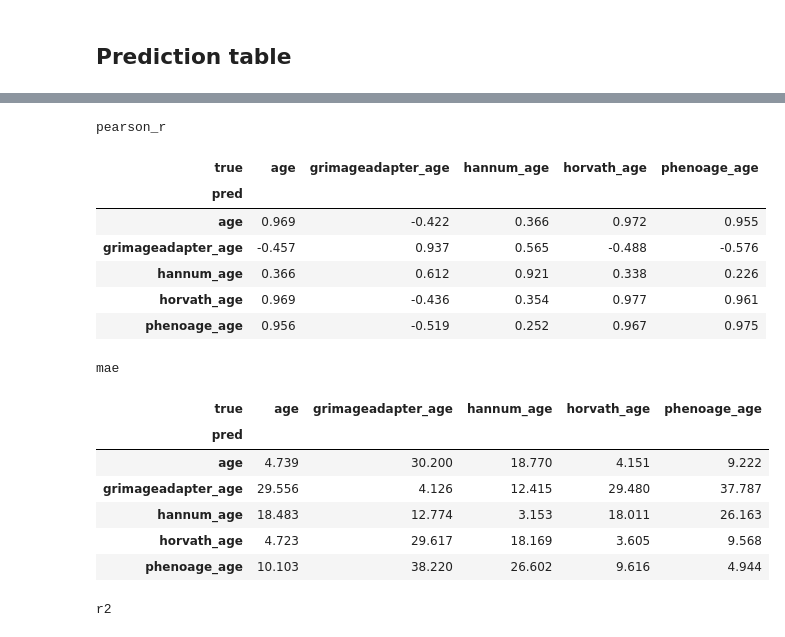
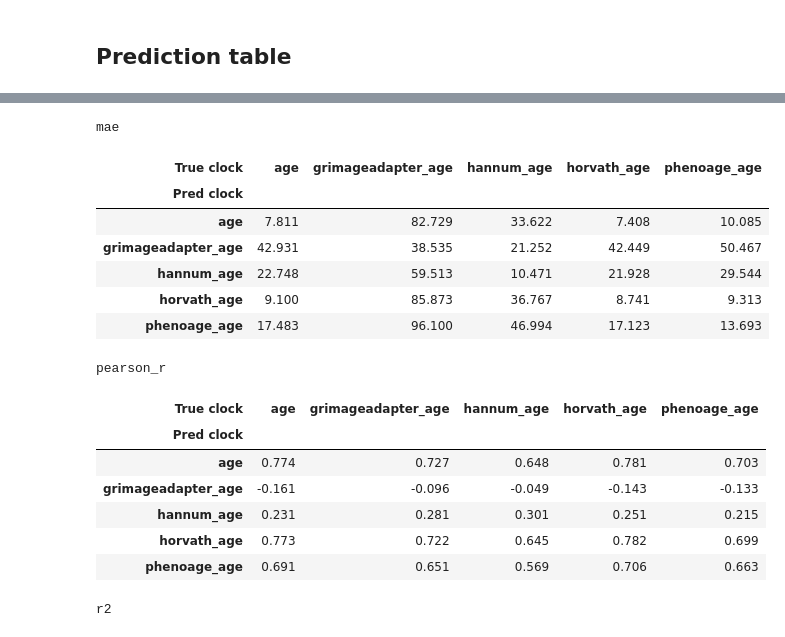
Before and after one commit to Barry8197/EpiHydra, a Jupyter notebook: notebooks/05_results/02_EvalMultiClock.ipynb, the cells around one changed output, grey strips where cells are left out. Saved outputs shown, nothing was run; the diff lists cells and outputs as text; code cells hidden in the pictures.

```diff
--- a/notebooks/05_results/02_EvalMultiClock.ipynb
+++ b/notebooks/05_results/02_EvalMultiClock.ipynb
@@ -19,23 +19,21 @@ from pathlib import Path
 # None = "age" + every best_head_<clock>.pt found in HEAD_PATH.
 # Or give a list, e.g. ["age", "horvath_age", "phenoage_age"]; "age" is always added first.
 CLOCKS     = None
-EVAL_SPLIT = "all"    # "train", "valid", "test" or "all"
 
 # ── Paths ────────────────────────────────────────────────────────
 ROOT          = Path("/work/gr-fe/bryan/EpiHydra")
-DATA_PATH     = ROOT / "data/03_final/combined/methylation.pkl"
+DATA_PATH     = ROOT / "data/03_final/GSE41037/methylation.pkl"
 MODEL_PATH    = ROOT / "data/03_final/methylgpt/medium"   # MethylGPT backbone + vocab + args.json
 EPIHYDRA_PATH = ROOT / "results/tensorboard/checkpoints/nlayers6_nhead4_emb256_lr1e-04_bs32_mask0.3_heads4_20260902_105750"
 HEAD_PATH     = ROOT / "results/tensorboard/ckpt/clocks4_nlayers6_nhead4_emb256_lora_lr1e-04_bs32_mask0.15_heads4_20261105_072540"
 LORA_CKPT     = EPIHYDRA_PATH / "best_model.pt"           # LoRA backbone + the "age" head
 
 # ── Model settings (must match training) ─────────────────────────
-NUM_HEADS  = 4
+NUM_HEADS  = 4 # N clocks exlcuding "age" (chron age)
 LORA_R     = 16
 LORA_ALPHA = 8
 
-# ── Data split (must match training so the test set is truly held out) ──
-SPLIT_RATIOS = dict(train_ratio=0.5, valid_ratio=0.25, test_ratio=0.25)
+SPLIT_RATIOS = dict(train_ratio=None, valid_ratio=None, test_ratio=None)
 BATCH_SIZE   = 8
 RANDOM_STATE = 42
 
@@ -94,9 +90,9 @@ One dataset carries every clock's label. Samples are kept if they have a label f
 
 The saved training scalers from `HEAD_PATH/scalers.pkl` are passed in and reused. Any clock without a saved scaler (i.e. `"age"`) gets one fitted on this training split.
 # %%
-saved_scalers = eu.load_saved_scalers(HEAD_PATH)
+scalers = eu.load_scalers(HEAD_PATH)
 
-splits = build_multiclock_dataloaders(
+dataloader = build_multiclock_dataloaders(
     data         = data,
     vocab        = vocab,
     clock_names  = clock_names,
@@ -104,8 +100,8 @@ splits = build_multiclock_dataloaders(
     num_workers  = 0,
     random_state = RANDOM_STATE,
     verbose      = True,
-    scalers      = saved_scalers,   # reused where available, fitted otherwise
+    scalers      = scalers,   # reused where available, fitted otherwise
     **SPLIT_RATIOS,
 )
-scalers = splits["scalers"]         # the scalers actually used, one per clock
+scalers = dataloader["scalers"]         # the scalers actually used, one per clock
 # %% [output]
@@ -169,16 +157,9 @@ Loading frozen LoRA adapters from /work/gr-fe/bryan/EpiHydra/results/tensorboard
 ## Predict
 One forward pass through the backbone per batch, shared across all heads. Loaders are rebuilt unshuffled so each row lines up with its sample ID.
 # %%
-split_names = ["train", "valid", "test"] if EVAL_SPLIT == "all" else [EVAL_SPLIT]
+loader = eu.ordered_loader(dataloader['loader'])
+ids    = dataloader[f"df"].index
+predictions  = eu.predict_multiclock(model, loader, scalers, device, clock_names, ids)
 
-tables = []
-for split in split_names:
-    loader = eu.ordered_loader(splits[f"{split}_loader"])
-    ids    = splits[f"{split}_df"].index
-    table  = eu.predict_multiclock(model, loader, scalers, device, clock_names, ids)
-    table.insert(0, "split", split)
-    tables.append(table)
-
-predictions = pd.concat(tables)
 print(f"{len(predictions)} samples x {len(clock_names)} clocks")
 # %% [output]
@@ -273,23 +211,23 @@ def cross_clock_metrics(predictions, clock_names, min_samples=2):
 # %%
-cross = cross_clock_metrics(predictions, clock_names)
+cross = eu.pairwise_metrics(predictions, clock_names)
 
-for metric, table in cross.items():
-    display(style_cross_clock(table, metric))
+for metric in eu.METRICS:
+    display(eu.style_metric_table(cross[metric], metric))
 # %% [output]
-pearson_r
+mae
-| true | age | grimageadapter_age | hannum_age | horvath_age | phenoage_age |
-| pred |  |  |  |  |  |
-| age | 0.969 | -0.422 | 0.366 | 0.972 | 0.955 |
-| grimageadapter_age | -0.457 | 0.937 | 0.565 | -0.488 | -0.576 |
-| hannum_age | 0.366 | 0.612 | 0.921 | 0.338 | 0.226 |
-| horvath_age | 0.969 | -0.436 | 0.354 | 0.977 | 0.961 |
-| phenoage_age | 0.956 | -0.519 | 0.252 | 0.967 | 0.975 |
+| True clock | age | grimageadapter_age | hannum_age | horvath_age | phenoage_age |
+| Pred clock |  |  |  |  |  |
+| age | 7.811 | 82.729 | 33.622 | 7.408 | 10.085 |
+| grimageadapter_age | 42.931 | 38.535 | 21.252 | 42.449 | 50.467 |
+| hannum_age | 22.748 | 59.513 | 10.471 | 21.928 | 29.544 |
+| horvath_age | 9.100 | 85.873 | 36.767 | 8.741 | 9.313 |
+| phenoage_age | 17.483 | 96.100 | 46.994 | 17.123 | 13.693 |
-mae
+pearson_r
-| true | age | grimageadapter_age | hannum_age | horvath_age | phenoage_age |
-| pred |  |  |  |  |  |
-| age | 4.739 | 30.200 | 18.770 | 4.151 | 9.222 |
-| grimageadapter_age | 29.556 | 4.126 | 12.415 | 29.480 | 37.787 |
-| hannum_age | 18.483 | 12.774 | 3.153 | 18.011 | 26.163 |
-| horvath_age | 4.723 | 29.617 | 18.169 | 3.605 | 9.568 |
-| phenoage_age | 10.103 | 38.220 | 26.602 | 9.616 | 4.944 |
+| True clock | age | grimageadapter_age | hannum_age | horvath_age | phenoage_age |
+| Pred clock |  |  |  |  |  |
+| age | 0.774 | 0.727 | 0.648 | 0.781 | 0.703 |
+| grimageadapter_age | -0.161 | -0.096 | -0.049 | -0.143 | -0.133 |
+| hannum_age | 0.231 | 0.281 | 0.301 | 0.251 | 0.215 |
+| horvath_age | 0.773 | 0.722 | 0.645 | 0.782 | 0.699 |
+| phenoage_age | 0.691 | 0.651 | 0.569 | 0.706 | 0.663 |
 r2
```
Also changed, not shown: parts of 10 cells of this notebook, 9 other files.
